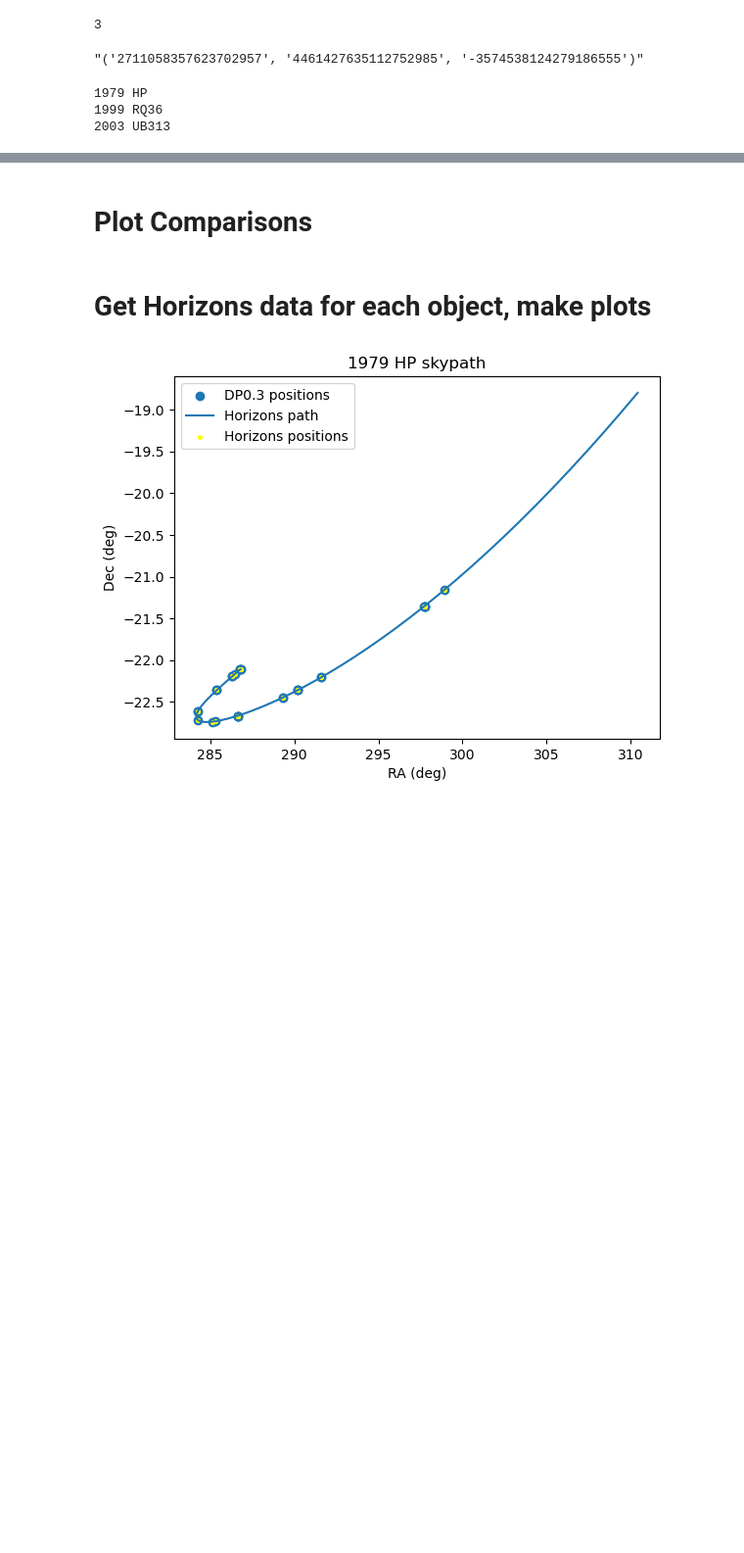
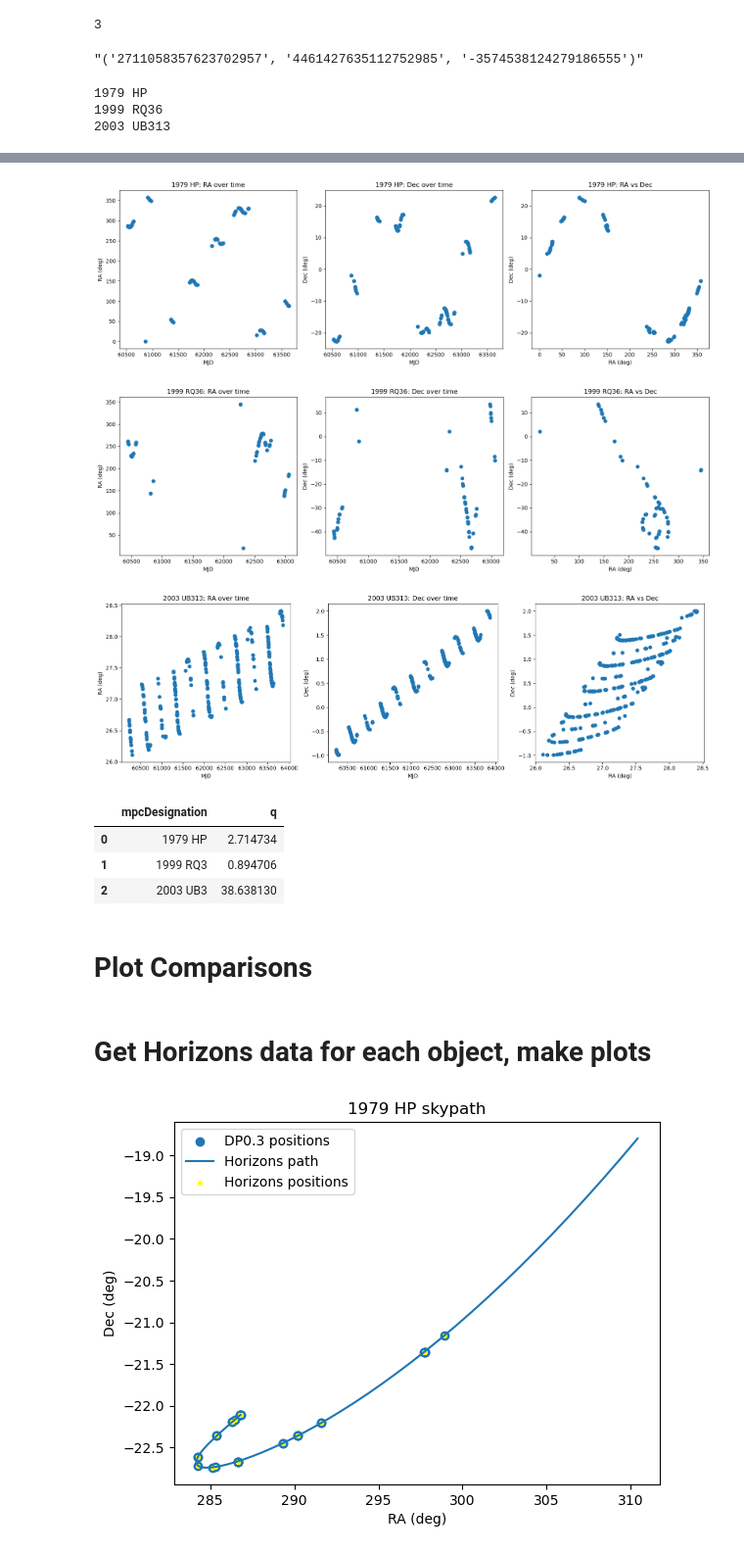
Before and after one commit to rubin-dp0/delegate-contributions-dp03, a Jupyter notebook: ephemerides_investigation/DP0.3 Tutorial Investigation.ipynb, the cells around one changed output, grey strips where cells are left out. Shown at 98% size. Drawn from its saved outputs; the diff is of its cells as text; code cells hidden in the pictures; blank space fills up the shorter version.

```diff
--- a/ephemerides_investigation/DP0.3 Tutorial Investigation.ipynb
+++ b/ephemerides_investigation/DP0.3 Tutorial Investigation.ipynb
@@ -34,7 +162,5 @@ ssObjectId_strings
 # %% [output]
 "('2711058357623702957', '4461427635112752985', '-3574538124279186555')"
 # %%
-results = service.search("SELECT * FROM dp03_catalogs_10yr.diaSource WHERE ssObjectID in " + ssObjectId_strings)
-results = results.to_table().to_pandas()
-results_groups = results.groupby("nameTrue")
+results = service.search("SELECT * FROM dp03_catalogs_10yr.diaSource WHERE ssObjectID in " + ssObjectId_strings).to_table().to_pandas()
 # %%
@@ -63,3 +174,39 @@ group
+# %%
+for ObjID, dp03_detections in results_groups:
+
+    fig, axes = plt.subplots(1, 3, figsize=(16, 5))  # Create a figure with 3 subplots in a single row
+
+    axes[0].scatter(dp03_detections['midPointMjdTai'], dp03_detections['ra'])
+    axes[0].set_title(f"{ObjID}: RA over time")
+    axes[0].set_xlabel('MJD')
+    axes[0].set_ylabel('RA (deg)')
+
+    # Second subplot
+    axes[1].scatter(dp03_detections['midPointMjdTai'], dp03_detections['dec'])
+    axes[1].set_title(f"{ObjID}: Dec over time")
+    axes[1].set_xlabel('MJD')
+    axes[1].set_ylabel('Dec (deg)')
+
+    # Third subplot
+    axes[2].scatter(dp03_detections['ra'], dp03_detections['dec'])
+    axes[2].set_title(f"{ObjID}: RA vs Dec")
+    axes[2].set_xlabel('RA (deg)')
+    axes[2].set_ylabel('Dec (deg)')
+
+    plt.tight_layout()  # Adjust subplots to fit into the figure area.
+    plt.show()
+    print('\n\n\n')
+# %% [output]
+[figure, added]
+[figure, added]
+[figure, added]
+# %%
+mpcorb_results[['mpcDesignation', 'q']]
+# %% [output]
+|  | mpcDesignation | q |
+| 0 | 1979 HP | 2.714734 |
+| 1 | 1999 RQ3 | 0.894706 |
+| 2 | 2003 UB3 | 38.638130 |
 # %% [markdown]
 # Plot Comparisons
 # %%
```
Also changed, not shown: parts of 32 cells of this notebook.
